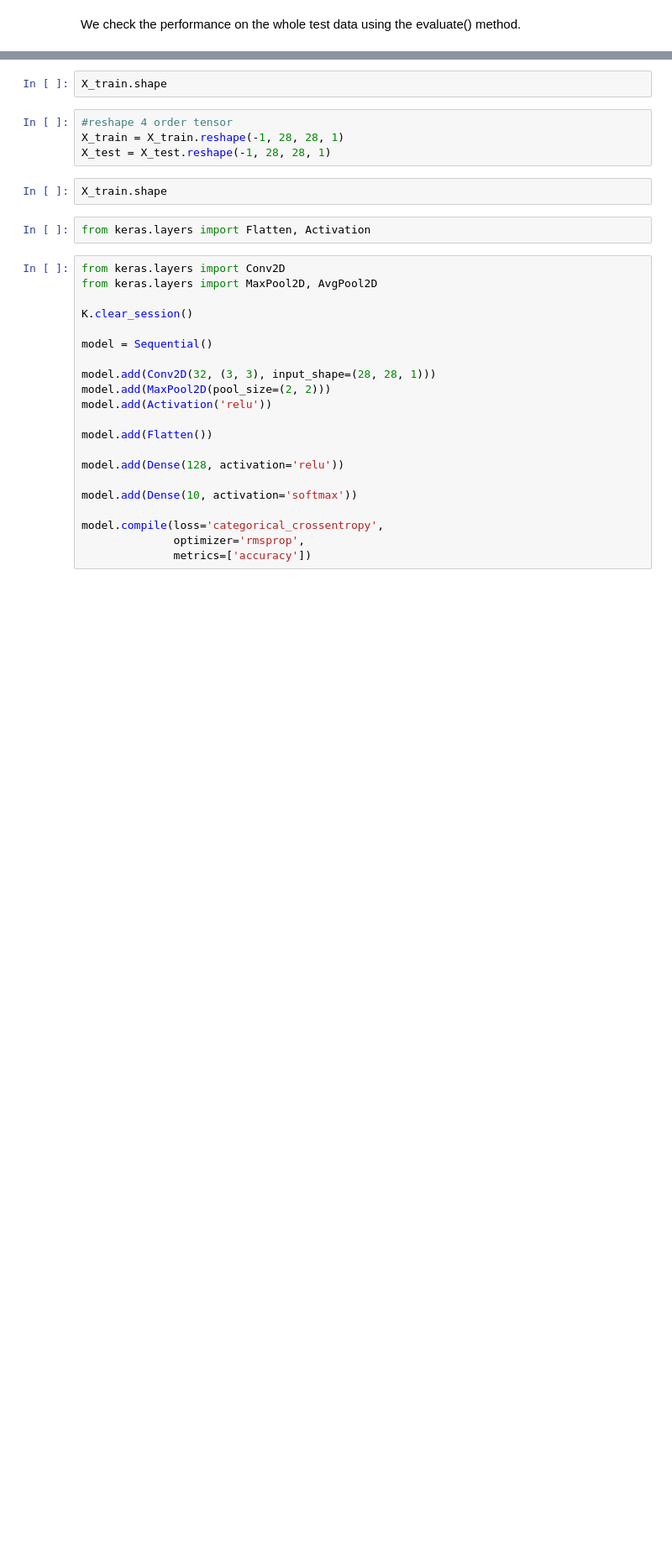
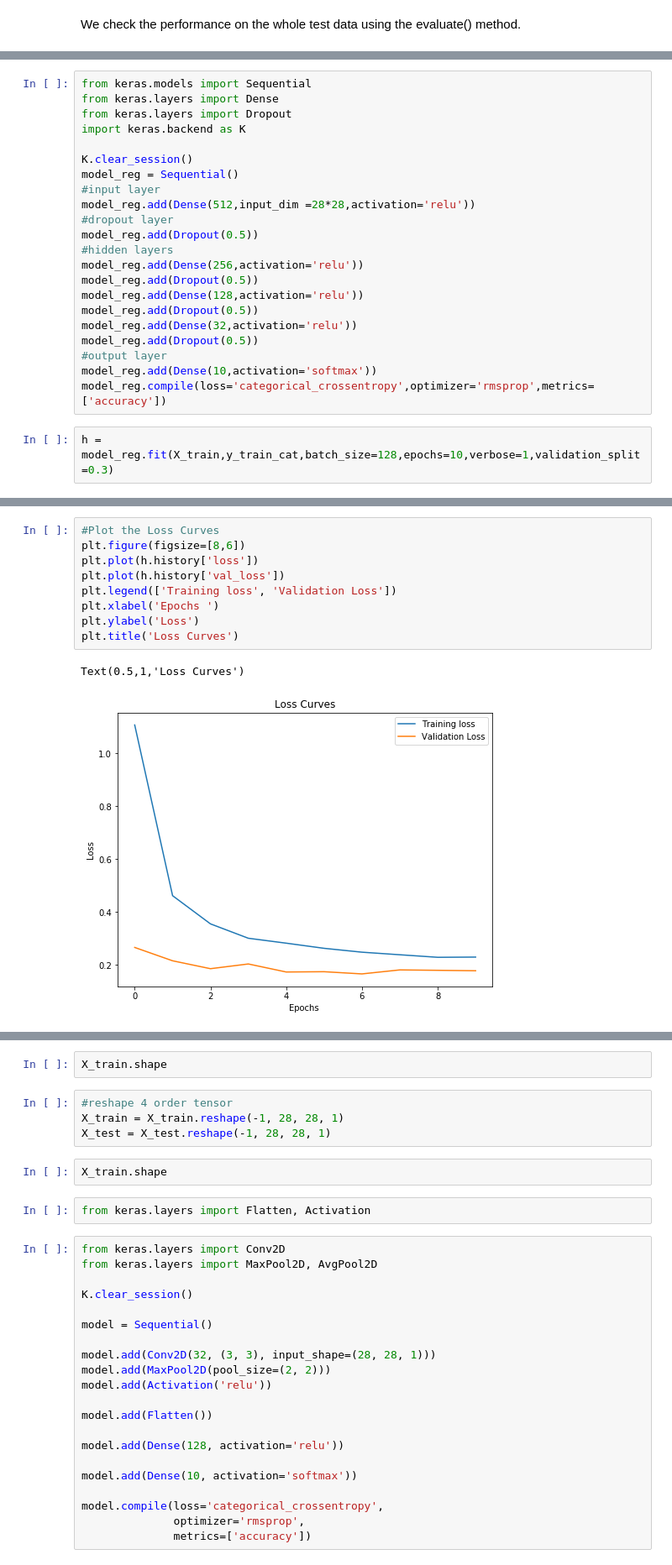
Before and after one commit to lakshmipriya04/DeepLearning, a Jupyter notebook: CNN/digit recognizer.ipynb, the cells around one changed output, grey strips where cells are left out. Shown at 84% size. Drawn from its saved outputs; the diff is of its cells as text; blank space fills up the shorter version.

```diff
--- a/CNN/digit recognizer.ipynb
+++ b/CNN/digit recognizer.ipynb
@@ -198,0 +245,24 @@ print("Evaluation result on Test Data : Loss = {}, accuracy = {}".format(test_lo
+# %%
+from keras.models import Sequential
+from keras.layers import Dense
+from keras.layers import Dropout
+import keras.backend as K
+
+K.clear_session()
+model_reg = Sequential()
+#input layer
+model_reg.add(Dense(512,input_dim =28*28,activation='relu'))
+#dropout layer
+model_reg.add(Dropout(0.5))
+#hidden layers
+model_reg.add(Dense(256,activation='relu'))
+model_reg.add(Dropout(0.5))
+model_reg.add(Dense(128,activation='relu'))
+model_reg.add(Dropout(0.5))
+model_reg.add(Dense(32,activation='relu'))
+model_reg.add(Dropout(0.5))
+#output layer
+model_reg.add(Dense(10,activation='softmax'))
+model_reg.compile(loss='categorical_crossentropy',optimizer='rmsprop',metrics=['accuracy'])
+# %%
+h = model_reg.fit(X_train,y_train_cat,batch_size=128,epochs=10,verbose=1,validation_split=0.3)
@@ -198,0 +287,12 @@ print("Evaluation result on Test Data : Loss = {}, accuracy = {}".format(test_lo
+# %%
+#Plot the Loss Curves
+plt.figure(figsize=[8,6])
+plt.plot(h.history['loss'])
+plt.plot(h.history['val_loss'])
+plt.legend(['Training loss', 'Validation Loss'])
+plt.xlabel('Epochs ')
+plt.ylabel('Loss')
+plt.title('Loss Curves')
+# %% [output]
+Text(0.5,1,'Loss Curves')
+[figure, added]
```
Also changed, not shown: parts of 17 cells of this notebook.
